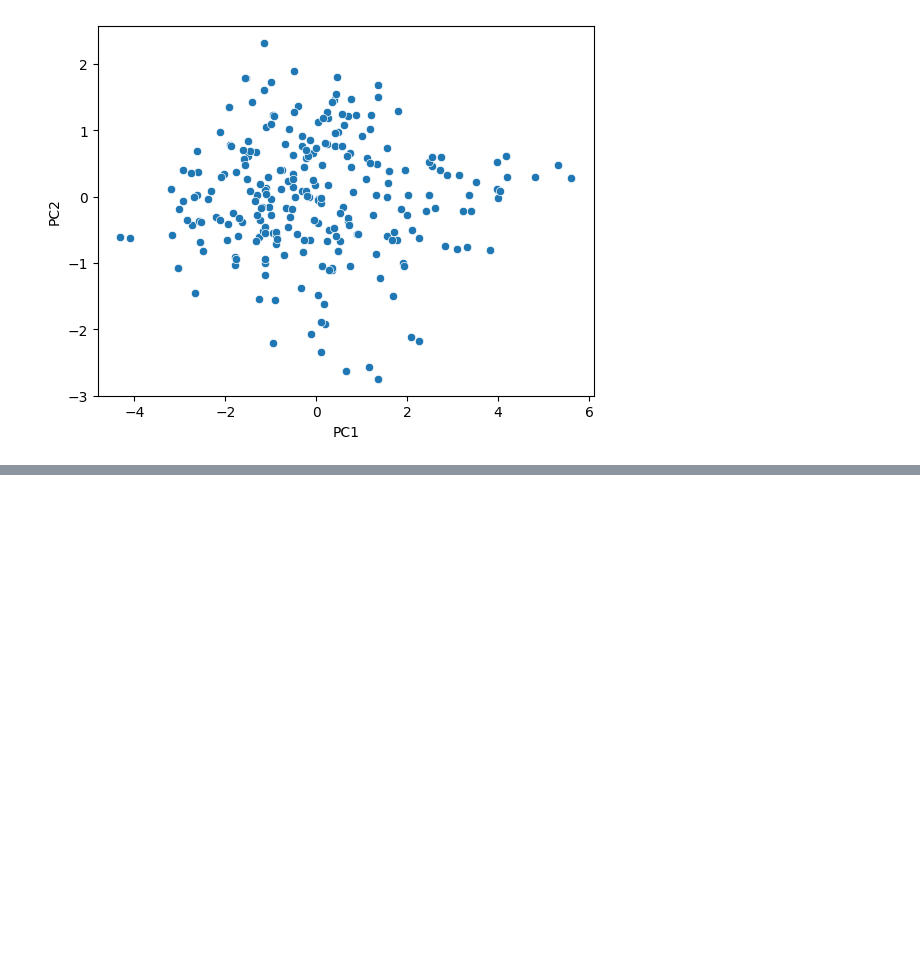
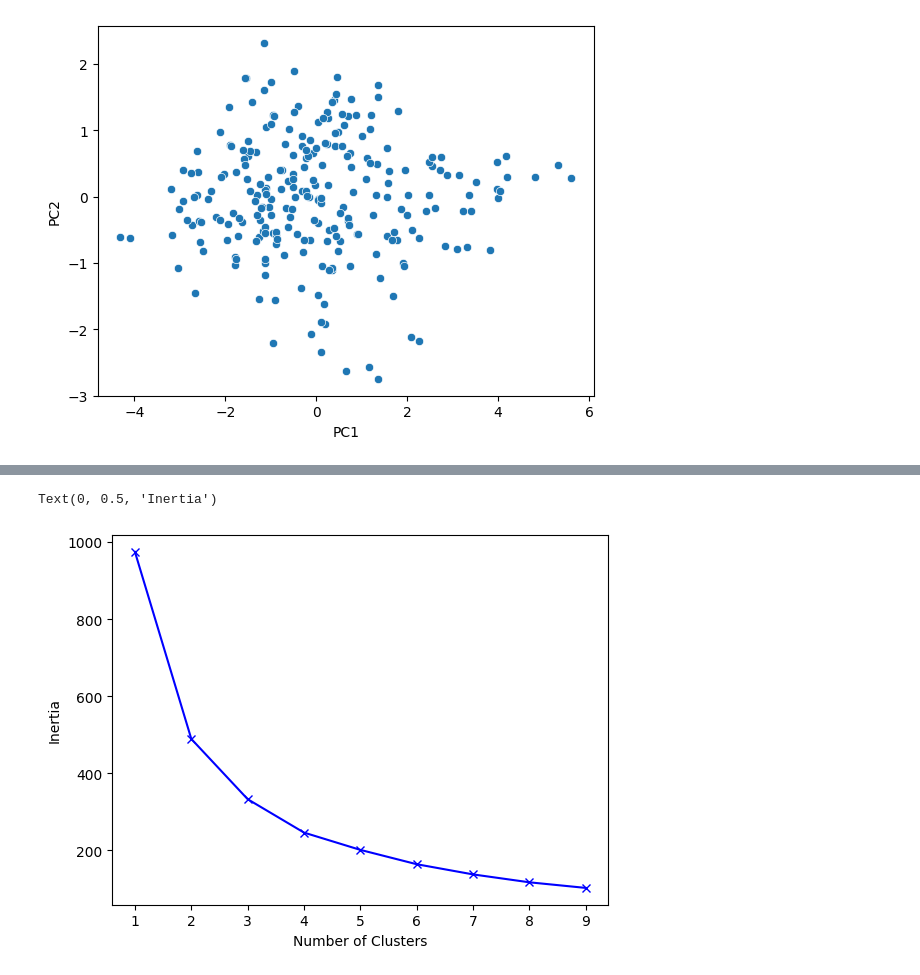
Before and after one commit to cookiebouquets/CHC-CyberPatriot-Scores-Analysis, a Jupyter notebook: analysis.ipynb, the cells around one changed output, grey strips where cells are left out. Cells and saved outputs as stored; diff of their text form; code cells hidden in the pictures; blank space fills up the shorter version.

```diff
--- a/analysis.ipynb
+++ b/analysis.ipynb
@@ -113,3 +114,18 @@ sns.scatterplot(data = tsne,
 [t-SNE] KL divergence after 300 iterations: 0.485177
 <Axes: xlabel='TSNE1', ylabel='TSNE2'>
 [figure]
+# %%
+from sklearn.cluster import KMeans
+
+intertias = []
+for i in range(1,10):
+    model = KMeans(n_clusters=i,n_init=50).fit(PCS)
+
+    intertias.append(model.inertia_)
+
+plt.plot(range(1,10),intertias,"bx-")
+plt.xlabel("Number of Clusters")
+plt.ylabel("Inertia")
+# %% [output]
+Text(0, 0.5, 'Inertia')
+[figure, added]
```
Also changed, not shown: parts of 3 cells of this notebook.
